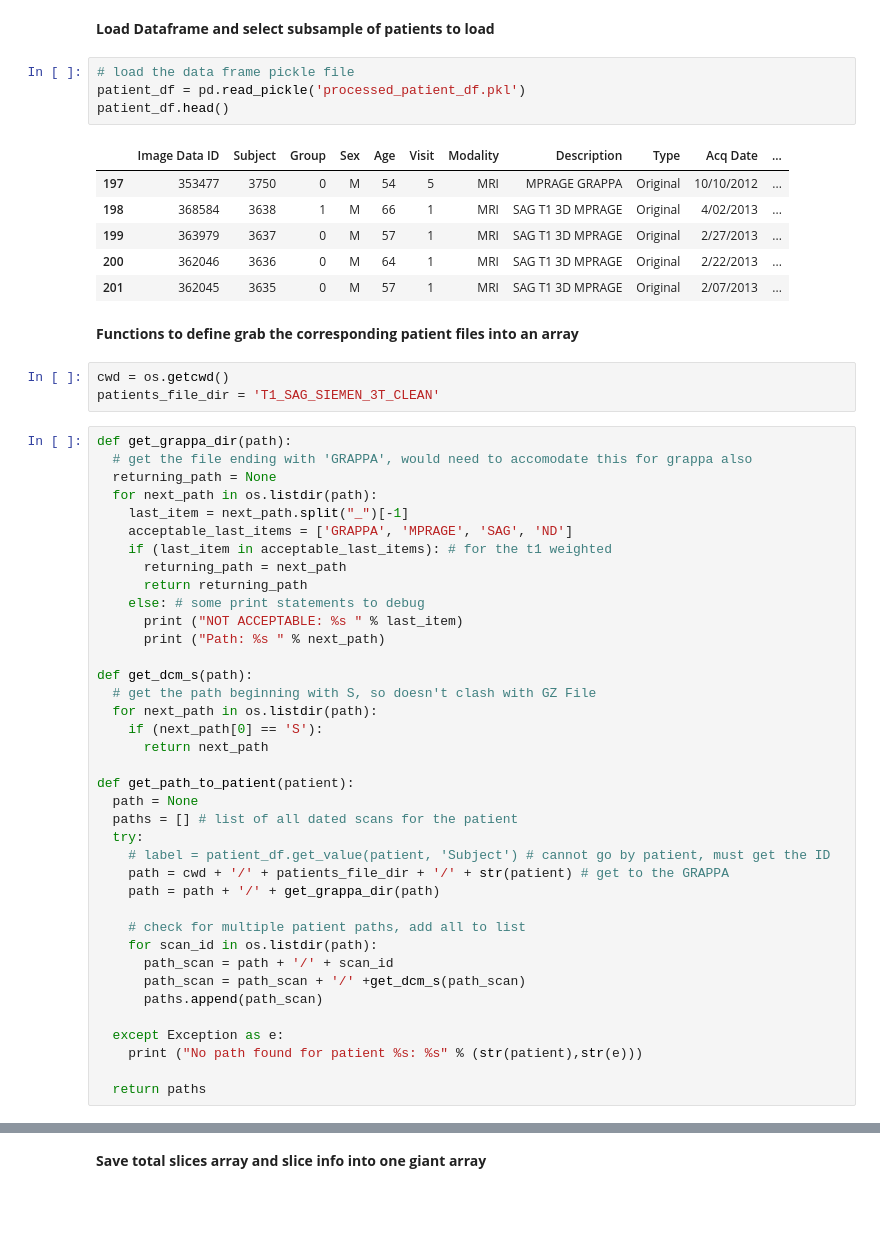
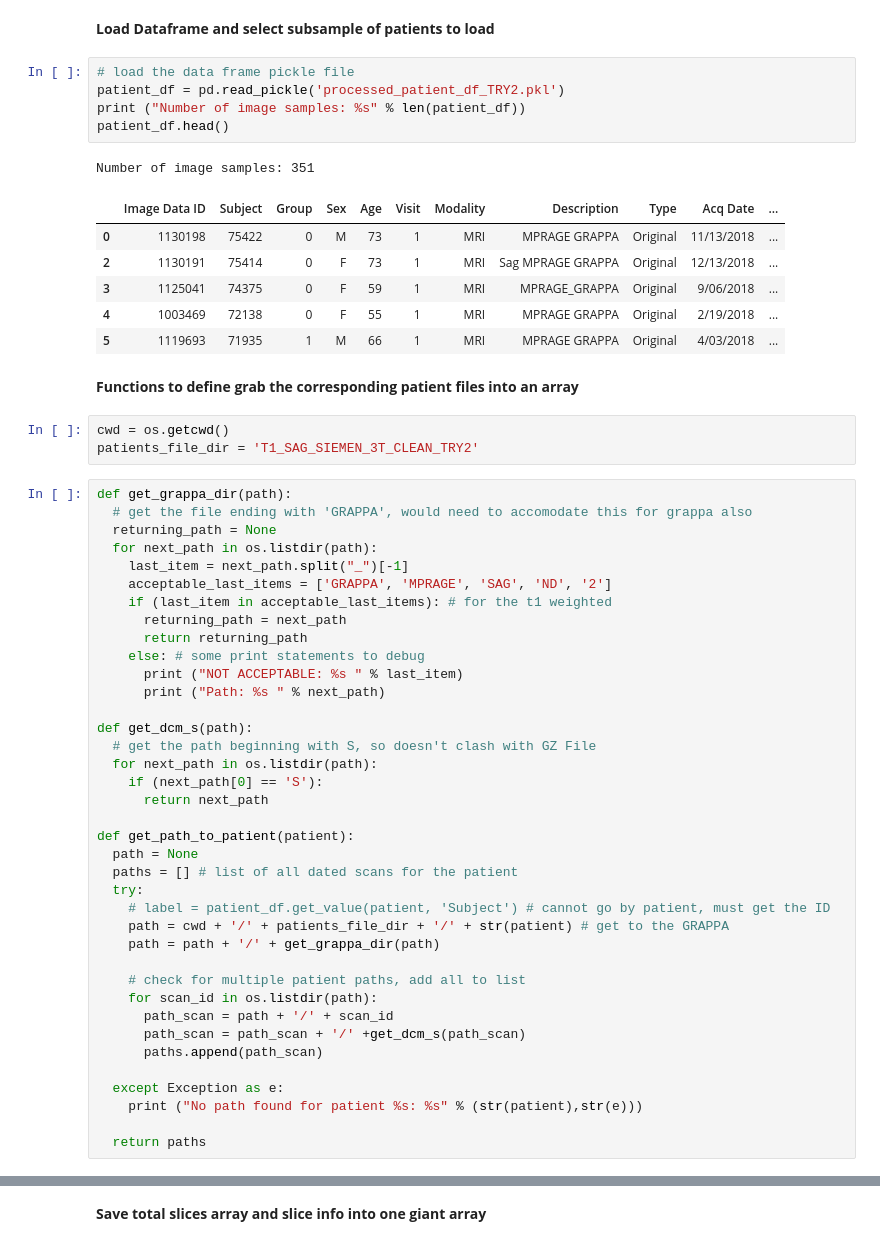
Before and after one commit to StevenVuong/MSc_Project, a Jupyter notebook: p2.ipynb, the cells around one changed output, grey strips where cells are left out. Drawn from its saved outputs; the diff is of its cells as text; blank space fills up the shorter version.

```diff
--- a/p2.ipynb
+++ b/p2.ipynb
@@ -53,27 +53,29 @@ Drive already mounted at /content/gdrive; to attempt to forcibly remount, call d
 **Load Dataframe and select subsample of patients to load**
 # %%
 # load the data frame pickle file
-patient_df = pd.read_pickle('processed_patient_df.pkl')
+patient_df = pd.read_pickle('processed_patient_df_TRY2.pkl')
+print ("Number of image samples: %s" % len(patient_df))
 patient_df.head()
 # %% [output]
+Number of image samples: 351
 |  | Image Data ID | Subject | Group | Sex | Age | Visit | Modality | Description | Type | Acq Date | ... |
-| 197 | 353477 | 3750 | 0 | M | 54 | 5 | MRI | MPRAGE GRAPPA | Original | 10/10/2012 | ... |
-| 198 | 368584 | 3638 | 1 | M | 66 | 1 | MRI | SAG T1 3D MPRAGE | Original | 4/02/2013 | ... |
-| 199 | 363979 | 3637 | 0 | M | 57 | 1 | MRI | SAG T1 3D MPRAGE | Original | 2/27/2013 | ... |
-| 200 | 362046 | 3636 | 0 | M | 64 | 1 | MRI | SAG T1 3D MPRAGE | Original | 2/22/2013 | ... |
-| 201 | 362045 | 3635 | 0 | M | 57 | 1 | MRI | SAG T1 3D MPRAGE | Original | 2/07/2013 | ... |
+| 0 | 1130198 | 75422 | 0 | M | 73 | 1 | MRI | MPRAGE GRAPPA | Original | 11/13/2018 | ... |
+| 2 | 1130191 | 75414 | 0 | F | 73 | 1 | MRI | Sag MPRAGE GRAPPA | Original | 12/13/2018 | ... |
+| 3 | 1125041 | 74375 | 0 | F | 59 | 1 | MRI | MPRAGE_GRAPPA | Original | 9/06/2018 | ... |
+| 4 | 1003469 | 72138 | 0 | F | 55 | 1 | MRI | MPRAGE GRAPPA | Original | 2/19/2018 | ... |
+| 5 | 1119693 | 71935 | 1 | M | 66 | 1 | MRI | MPRAGE GRAPPA | Original | 4/03/2018 | ... |
 # %% [markdown]
 **Functions to define grab the corresponding patient files into an array**
 # %%
 cwd = os.getcwd()
-patients_file_dir = 'T1_SAG_SIEMEN_3T_CLEAN'
+patients_file_dir = 'T1_SAG_SIEMEN_3T_CLEAN_TRY2'
 # %%
 def get_grappa_dir(path):
   # get the file ending with 'GRAPPA', would need to accomodate this for grappa also
   returning_path = None
   for next_path in os.listdir(path):
     last_item = next_path.split("_")[-1]
-    acceptable_last_items = ['GRAPPA', 'MPRAGE', 'SAG', 'ND']
+    acceptable_last_items = ['GRAPPA', 'MPRAGE', 'SAG', 'ND', '2']
     if (last_item in acceptable_last_items): # for the t1 weighted
       returning_path = next_path
       return returning_path
```
Also changed, not shown: parts of 8 cells of this notebook.
